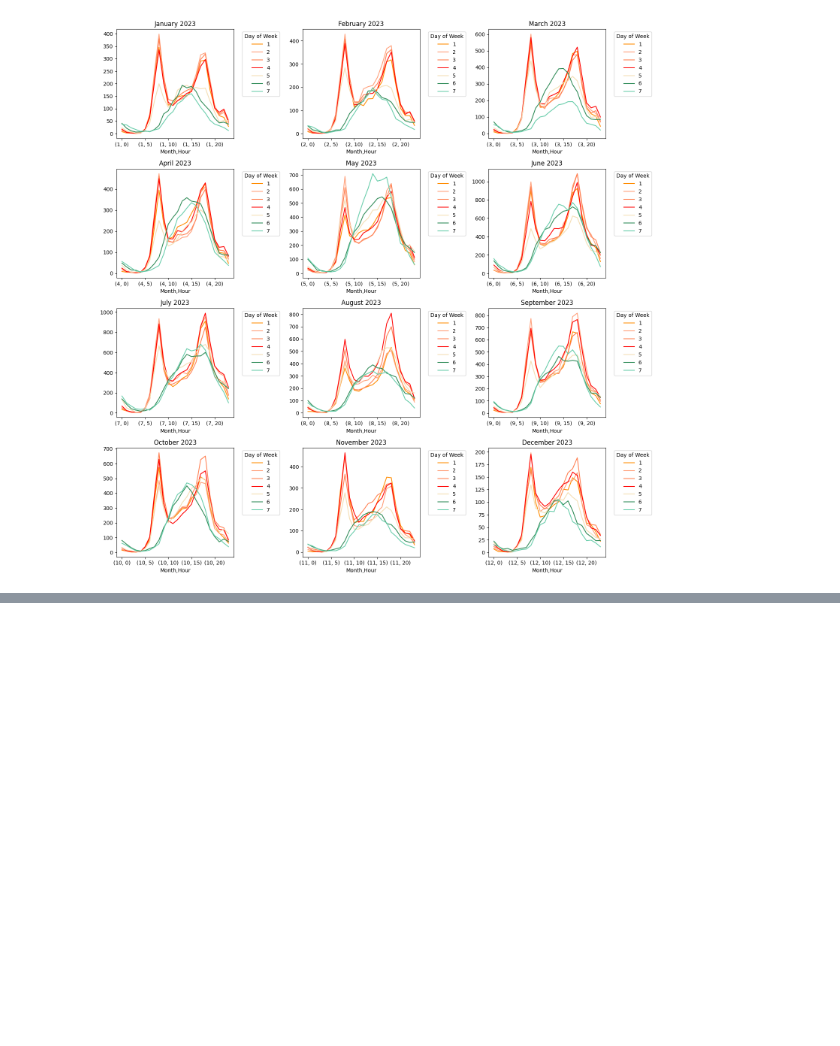
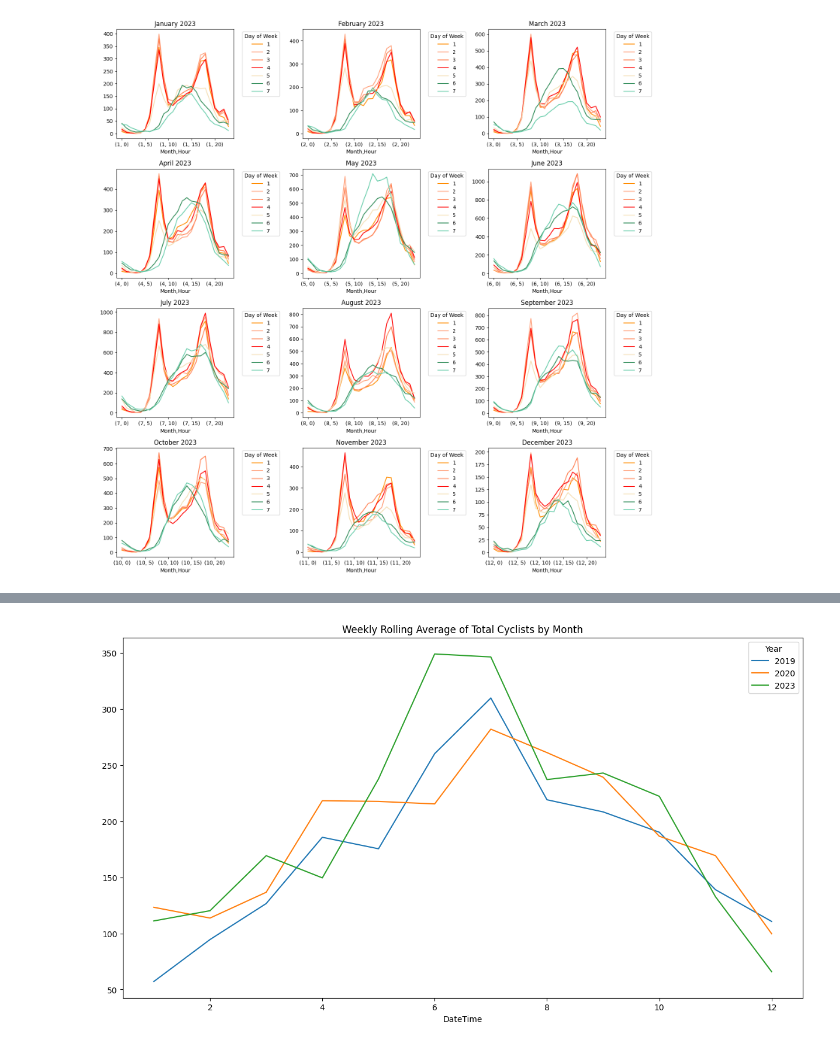
Before and after one commit to cap7586/CaroPeThesis, a Jupyter notebook: Munich_Hourly/MunichHourly.ipynb, the cells around one changed output, grey strips where cells are left out. Drawn from its saved outputs; the diff is of its cells as text; code cells hidden in the pictures; blank space fills up the shorter version.

```diff
--- a/Munich_Hourly/MunichHourly.ipynb
+++ b/Munich_Hourly/MunichHourly.ipynb
@@ -169,0 +184,11 @@ for year in [2019, 2020, 2023]:
+# %%
+# Plot the weekly rolling average of the total number of cyclists for 2019, 2020 and 2023 in a way that is easier to compare with x axis being the months and different colors for each year
+fig, ax = plt.subplots(figsize=(15, 8))
+for year in [2019, 2020, 2023]:
+    data = hourly_data[hourly_data['Year'] == year].copy()
+    data.set_index('DateTime', inplace=True)
+    data['Total'].rolling(window=7*24).mean().groupby(data.index.month).mean().plot(ax=ax, title='Weekly Rolling Average of Total Cyclists by Month', label=year)
+plt.legend(title='Year')
+plt.show()
+# %% [output]
+[figure, added]
```
Also changed, not shown: parts of 4 cells of this notebook, 11 other files.
